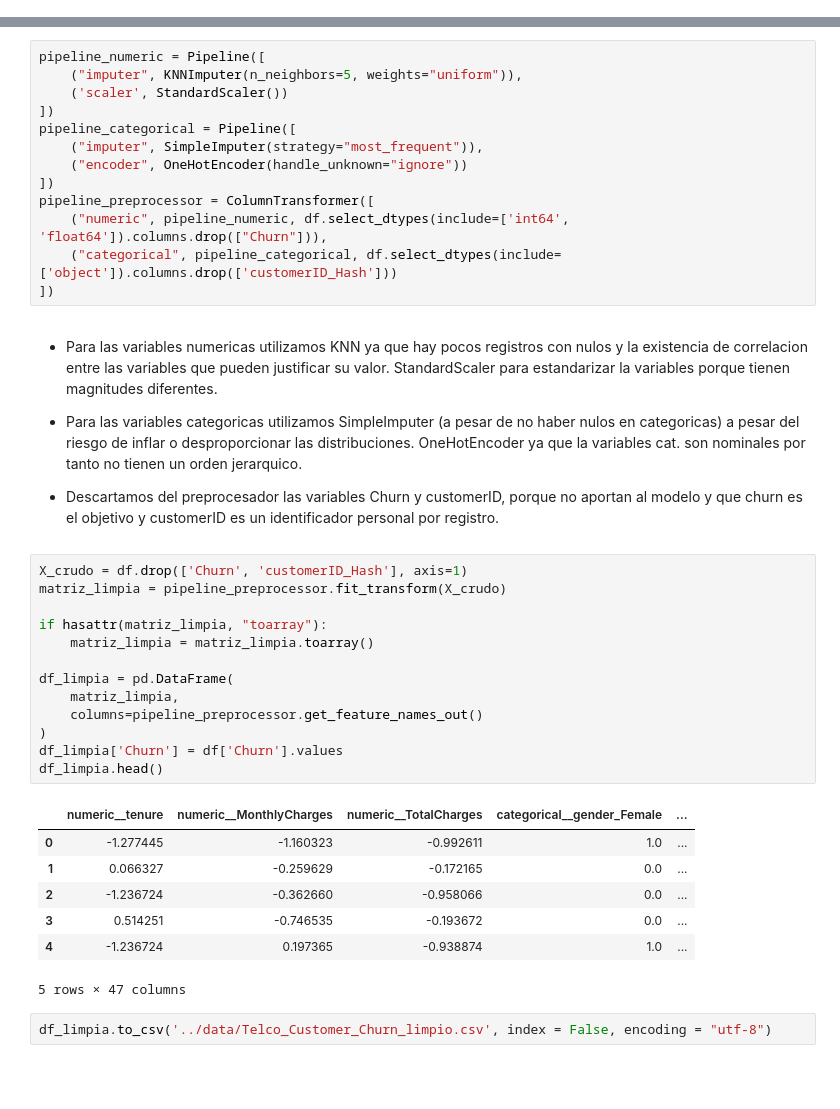
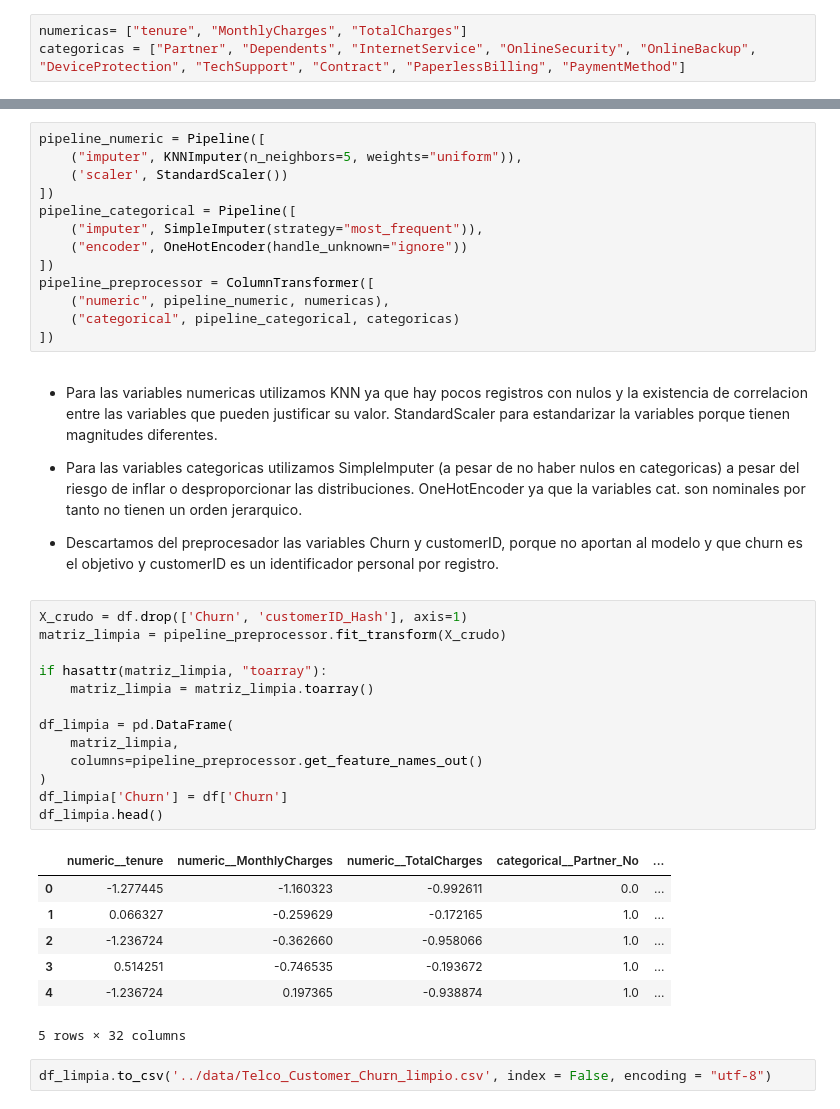
Before and after one commit to ramirezluna-david/telco_customer_churn_EDA, a Jupyter notebook: notebooks/01_analisis_exploratorio.ipynb, the cells around one changed output, grey strips where cells are left out. Cells and saved outputs as stored; diff of their text form; blank space fills up the shorter version.

```diff
--- a/notebooks/01_analisis_exploratorio.ipynb
+++ b/notebooks/01_analisis_exploratorio.ipynb
@@ -451,3 +503,6 @@ plt.close(figura_pago)
+# %%
+numericas= ["tenure", "MonthlyCharges", "TotalCharges"]
+categoricas = ["Partner", "Dependents", "InternetService", "OnlineSecurity", "OnlineBackup", "DeviceProtection", "TechSupport", "Contract", "PaperlessBilling", "PaymentMethod"]
 # %% [markdown]
 # Limpieza y Transformación de Datos
 # %%
@@ -467,8 +522,8 @@ pipeline_categorical = Pipeline([
     ("encoder", OneHotEncoder(handle_unknown="ignore"))
 ])
 pipeline_preprocessor = ColumnTransformer([
-    ("numeric", pipeline_numeric, df.select_dtypes(include=['int64', 'float64']).columns.drop(["Churn"])),
-    ("categorical", pipeline_categorical, df.select_dtypes(include=['object']).columns.drop(['customerID_Hash']))
+    ("numeric", pipeline_numeric, numericas),
+    ("categorical", pipeline_categorical, categoricas)
 ])
 # %% [markdown]
 * Para las variables numericas utilizamos KNN ya que hay pocos registros con nulos y la existencia de correlacion entre las variables que pueden justificar su valor. StandardScaler para estandarizar la variables porque tienen magnitudes diferentes.
@@ -479,24 +534,24 @@ pipeline_preprocessor = ColumnTransformer([
 # %%
 X_crudo = df.drop(['Churn', 'customerID_Hash'], axis=1)
 matriz_limpia = pipeline_preprocessor.fit_transform(X_crudo)
 
 if hasattr(matriz_limpia, "toarray"):
     matriz_limpia = matriz_limpia.toarray()
 
 df_limpia = pd.DataFrame(
     matriz_limpia,
     columns=pipeline_preprocessor.get_feature_names_out()
 )
-df_limpia['Churn'] = df['Churn'].values
+df_limpia['Churn'] = df['Churn']
 df_limpia.head()
 # %% [output]
-|  | numeric__tenure | numeric__MonthlyCharges | numeric__TotalCharges | categorical__gender_Female | ... |
-| 0 | -1.277445 | -1.160323 | -0.992611 | 1.0 | ... |
-| 1 | 0.066327 | -0.259629 | -0.172165 | 0.0 | ... |
-| 2 | -1.236724 | -0.362660 | -0.958066 | 0.0 | ... |
-| 3 | 0.514251 | -0.746535 | -0.193672 | 0.0 | ... |
+|  | numeric__tenure | numeric__MonthlyCharges | numeric__TotalCharges | categorical__Partner_No | ... |
+| 0 | -1.277445 | -1.160323 | -0.992611 | 0.0 | ... |
+| 1 | 0.066327 | -0.259629 | -0.172165 | 1.0 | ... |
+| 2 | -1.236724 | -0.362660 | -0.958066 | 1.0 | ... |
+| 3 | 0.514251 | -0.746535 | -0.193672 | 1.0 | ... |
 | 4 | -1.236724 | 0.197365 | -0.938874 | 1.0 | ... |
-5 rows × 47 columns
+5 rows × 32 columns
 # %%
 df_limpia.to_csv('../data/Telco_Customer_Churn_limpio.csv', index = False, encoding = "utf-8")
 # %%
```
Also changed, not shown: parts of 9 cells of this notebook, 2 other files.
